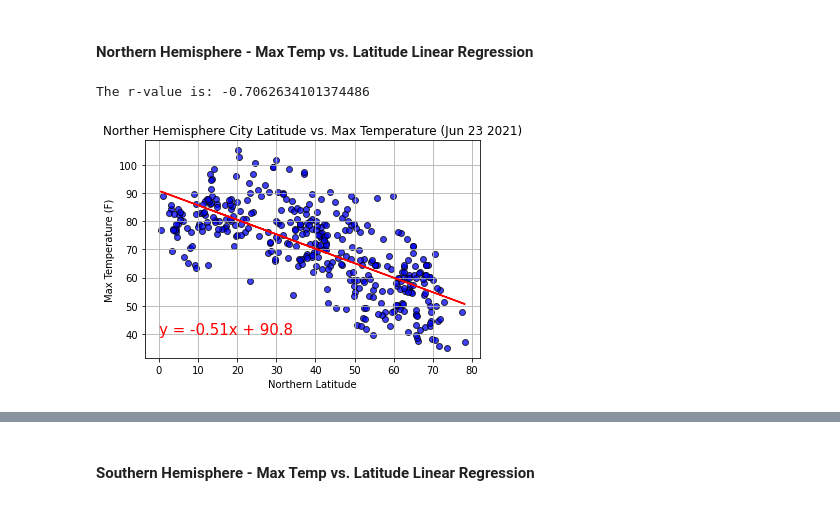
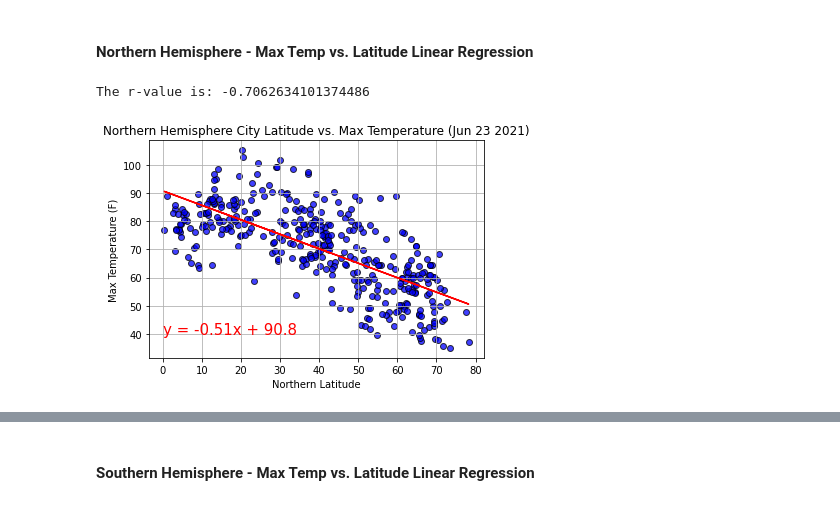
Before and after one commit to gpawlows/Python-API-Challenge, a Jupyter notebook: starter_code/WeatherPy.ipynb, the cells around one changed output, grey strips where cells are left out. Saved outputs shown, nothing was run; the diff lists cells and outputs as text; code cells hidden in the pictures.

```diff
--- a/starter_code/WeatherPy.ipynb
+++ b/starter_code/WeatherPy.ipynb
@@ -277,20 +240,20 @@ plt.savefig('../output_data/figure_4.png')
 # %%
 northern_hem_df = weather_summary_df.loc[(weather_summary_df['lats'] > 0 ),:]
 x_axis = northern_hem_df['lats']
 y_axis = northern_hem_df['Max Temp']
 plt.scatter(x_axis, y_axis, marker = "o", facecolors = "blue", edgecolors = "black", alpha = .75)
 plt.xlabel('Northern Latitude')
 plt.ylabel('Max Temperature (F)')
 plt.grid()
-plt.title(f"Norther Hemisphere City Latitude vs. Max Temperature ({plot_date} {plot_year})")
+plt.title(f"Northern Hemisphere City Latitude vs. Max Temperature ({plot_date} {plot_year})")
 (slope, intercept, rvalue, pvalue, stderr) = linregress(x_axis, y_axis)
 line_eq = "y = " + str(round(slope,2)) + "x + " + str(round(intercept,2))
 regress_values = x_axis * slope + intercept
 plt.plot(x_axis, regress_values, "r-")
 plt.annotate(line_eq,(0,40),fontsize=15,color='red')
 print(f"The r-value is: {rvalue}")
 
-#plt.savefig('../output_data/figure_1.png')
+plt.savefig('../output_data/figure_5.png')
 # %% [output]
 The r-value is: -0.7062634101374486
-[figure, old version]
+[figure, new version]
```
Also changed, not shown: parts of 25 cells of this notebook, 8 other files.
